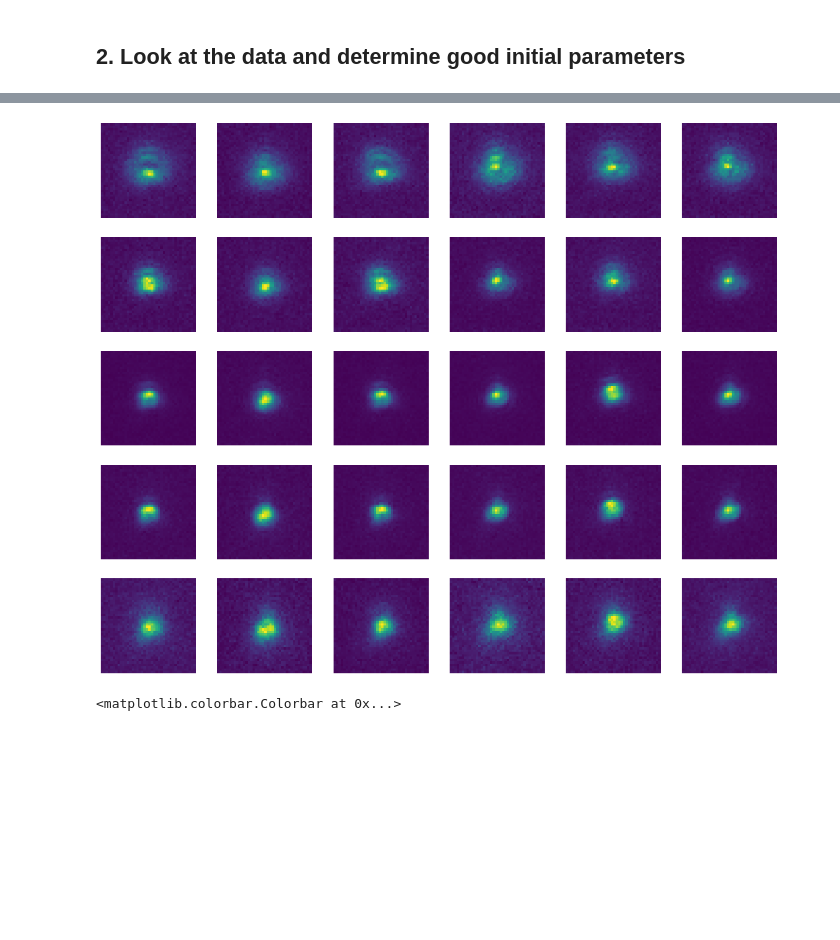
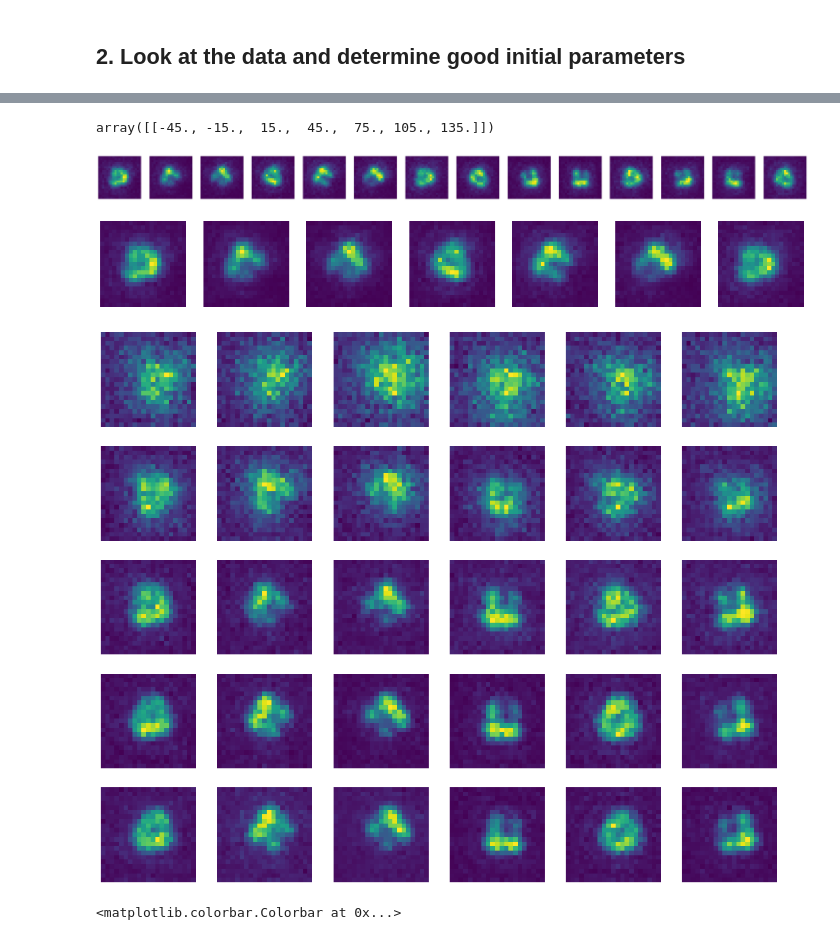
Before and after one commit to rodguti90/pyPSFstack, a Jupyter notebook: retrieval_exp_stack.ipynb, the cells around one changed output, grey strips where cells are left out. Cells and saved outputs as stored; diff of their text form; code cells hidden in the pictures; blank space fills up the shorter version.

Commit message:
Work with new data set

```diff
--- a/retrieval_exp_stack.ipynb
+++ b/retrieval_exp_stack.ipynb
@@ -132,7 +143,6 @@ psfs.compute_psf_stack(orientation=[0,0,0], N_trim=40)
 # %%
-mod_stack = psfs.model_experimental_stack(bckgd_photons=50,N_photons=400000,noise=True)
+mod_stack = psfs.model_experimental_stack(bckgd_photons=50,N_photons=40000,noise=True)
 zdiv_mid_ind = 6
-bead_n = 0
 delz=2
 plist=[0,1,2,9,10,11]
 fig, axs = plt.subplots(5,len(plist),figsize=(3*len(plist),3*5))
@@ -149,4 +159,4 @@ for ax in axs.ravel():
 # %% [markdown]
 ## 2. Look at the data and determine good initial parameters
 # %%
-mat_data = sio.loadmat(os.path.join('data','Rodrigo_14Jul2021_TIRF_Run1.mat'))
+mat_data = sio.loadmat(os.path.join('data','Captured_Run7.mat'))
@@ -153,21 +177,52 @@ mat_data = sio.loadmat(os.path.join('data','Rodrigo_14Jul2021_TIRF_Run1.mat'))
+# %%
+mat_data['Pols']
+# %% [output]
+array([[-45., -15.,  15.,  45.,  75., 105., 135.]])
+# %%
+zdiv_mid_ind = 5
+bead_n = 0
+delz=3
+plist=[0,1,2,9,10,11]
+fig, axs = plt.subplots(1,14,figsize=(3*14,3))
+exp_stack = 0.24*(mat_data['Rodrigos'][bead_n]-100)
+exp_stack = exp_stack#[10:-10,10:-10,...]
+for ind in range(14):
+    axs[ind].imshow(exp_stack[...,zdiv_mid_ind,ind])
+for ax in axs.ravel():
+    ax.set_axis_off()
+# %% [output]
+[figure, added]
+# %%
+zdiv_mid_ind = 5
+bead_n = 0
+delz=3
+fig, axs = plt.subplots(1,7,figsize=(3*7,3))
+exp_stack = 0.24*(mat_data['PSFsH'][bead_n]-100)
+exp_stack = exp_stack#[10:-10,10:-10,...]
+for ind in range(7):
+    axs[ind].imshow(exp_stack[...,zdiv_mid_ind,ind])
+for ax in axs.ravel():
+    ax.set_axis_off()
+# %% [output]
+[figure, added]
 # %%
 zdiv_mid_ind = 6
-bead_n = 0
+bead_n = 3
 delz=3
 plist=[0,1,2,9,10,11]
 fig, axs = plt.subplots(5,len(plist),figsize=(3*len(plist),3*5))
-exp_stack = 0.24*(mat_data['beads_rodrigo'][bead_n]-100)
+exp_stack = 0.24*(mat_data['Rodrigos'][bead_n]-100)
 exp_stack = exp_stack#[10:-10,10:-10,...]
 for ind,pind in enumerate(plist):
     axs[0,ind].imshow(exp_stack[...,0,pind])
     axs[1,ind].imshow(exp_stack[...,zdiv_mid_ind-delz,pind])
     axs[2,ind].imshow(exp_stack[...,zdiv_mid_ind,pind])
     axs[3,ind].imshow(exp_stack[...,zdiv_mid_ind+delz,pind])
     axs[4,ind].imshow(exp_stack[...,-1,pind])
 for ax in axs.ravel():
     ax.set_axis_off()
 # %% [output]
-[figure, old version]
+[figure, new version]
 # %%
 zin=8; pin=8
 fig, axs = plt.subplots(1,2,figsize=(2*5,5))
```
Also changed, not shown: parts of 19 cells of this notebook.
